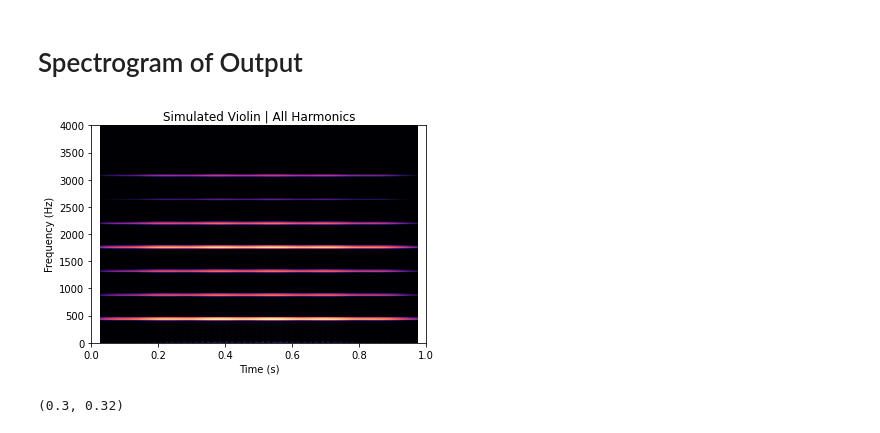
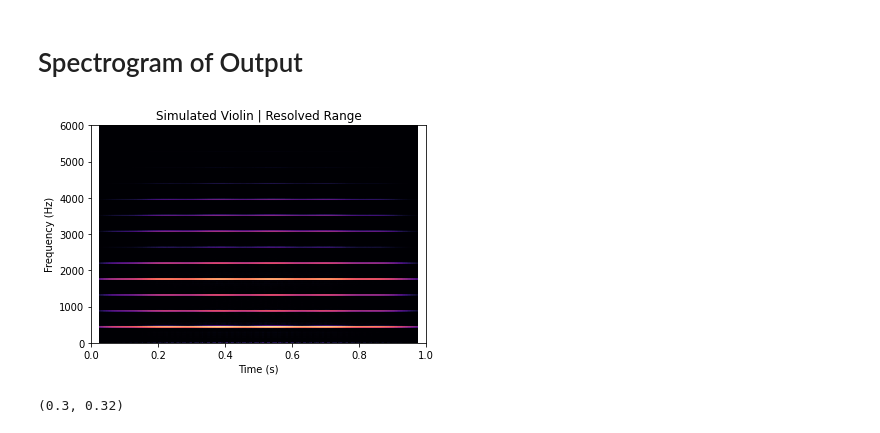
Before and after one commit to sivaprakasaman/Python_Coding_Toolbox, a Jupyter notebook: signal_processing/timbral_inspection/timbre_demo.ipynb, the cells around one changed output. Cells and saved outputs as stored; diff of their text form; code cells hidden in the pictures.

```diff
--- a/signal_processing/timbral_inspection/timbre_demo.ipynb
+++ b/signal_processing/timbral_inspection/timbre_demo.ipynb
@@ -25,11 +25,11 @@ import numpy as np
 # %% [markdown]
 # Generating a Simulated Tone
 # %%
-harmonics = 7;
+harmonics = 20;
 first = 0;
 dur_sec = 1;
 toPlay = np.array(
-    [0,1,2,3,4,5,6])
+    [0,1,2,3,4,5,6,7,8,9,10,11])
 extract = extract_harmonics('instruments/violin_A4_normal.wav', fs = 44100, f_0 = 440, n_harms = harmonics);
 
 fs_Hz = extract[4];
@@ -41,16 +41,16 @@ t_vect = np.arange(0,dur_sec*fs_Hz)/fs_Hz;
 env_banj = np.exp(-9*t_vect);
 env_string = (1+0.15*np.sin(6*np.pi*2*t_vect))*np.sin(.5*np.pi*2*t_vect);
 
-tone = resynthesize(amp, 'violin_all.wav', fs_Hz = 44100,freq_Hz = freq_Hz, dur_sec = 1, phi = phase,
+tone = resynthesize(amp, 'violin_resolved.wav', fs_Hz = 44100,freq_Hz = freq_Hz, dur_sec = 1, phi = phase,
         scale = 1, tone_shift = 1, env_fxn = env_string, type = 'sin', play_write = True, plot = False)
 sound(tone, fs_Hz)
 # %% [markdown]
 # Spectrogram of Output
 # %%
-get_spect(tone, fs_Hz, DR = 200, BW = 75, xlim = [0,1], ylim = [0,4000],
-          colormap = 'magma',title = 'Simulated Violin | All Harmonics');
+get_spect(tone, fs_Hz, DR = 200, BW = 75, xlim = [0,1], ylim = [0,6000],
+          colormap = 'magma',title = 'Simulated Violin | Resolved Range');
 # %% [output]
-[figure, old version]
+[figure, new version]
 # %%
 plt.figure()
 plt.plot(t_vect, tone)
```
Also changed, not shown: 8 other files.
